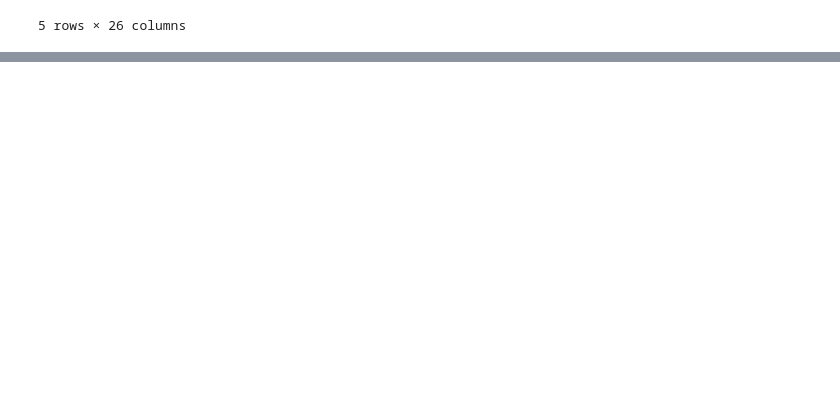
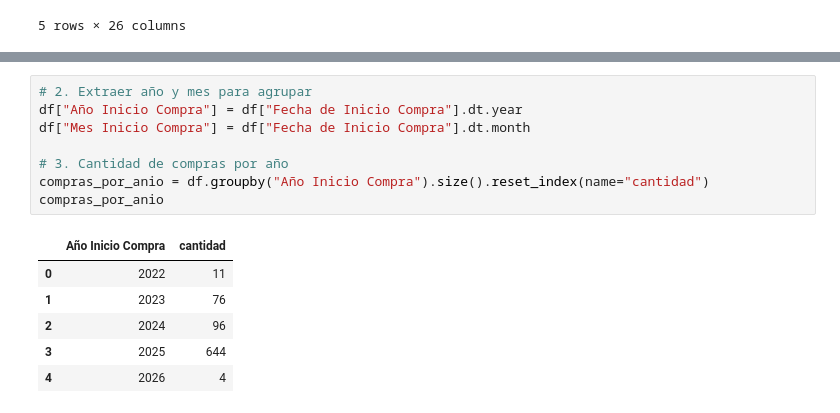
Before and after one commit to ashley-toloza/ia-produccion-1, a Jupyter notebook: notebooks/ashley-toloza.ipynb, the cells around one changed output, grey strips where cells are left out. Drawn from its saved outputs; the diff is of its cells as text; blank space fills up the shorter version.

```diff
--- a/notebooks/ashley-toloza.ipynb
+++ b/notebooks/ashley-toloza.ipynb
@@ -140,0 +203,15 @@ Name: Dias_entre_PAC_e_Inicio, dtype: float64
+# %%
+# 2. Extraer año y mes para agrupar
+df["Año Inicio Compra"] = df["Fecha de Inicio Compra"].dt.year
+df["Mes Inicio Compra"] = df["Fecha de Inicio Compra"].dt.month
+
+# 3. Cantidad de compras por año
+compras_por_anio = df.groupby("Año Inicio Compra").size().reset_index(name="cantidad")
+compras_por_anio
+# %% [output]
+|  | Año Inicio Compra | cantidad |
+| 0 | 2022 | 11 |
+| 1 | 2023 | 76 |
+| 2 | 2024 | 96 |
+| 3 | 2025 | 644 |
+| 4 | 2026 | 4 |
```
Also changed, not shown: parts of 29 cells of this notebook.
